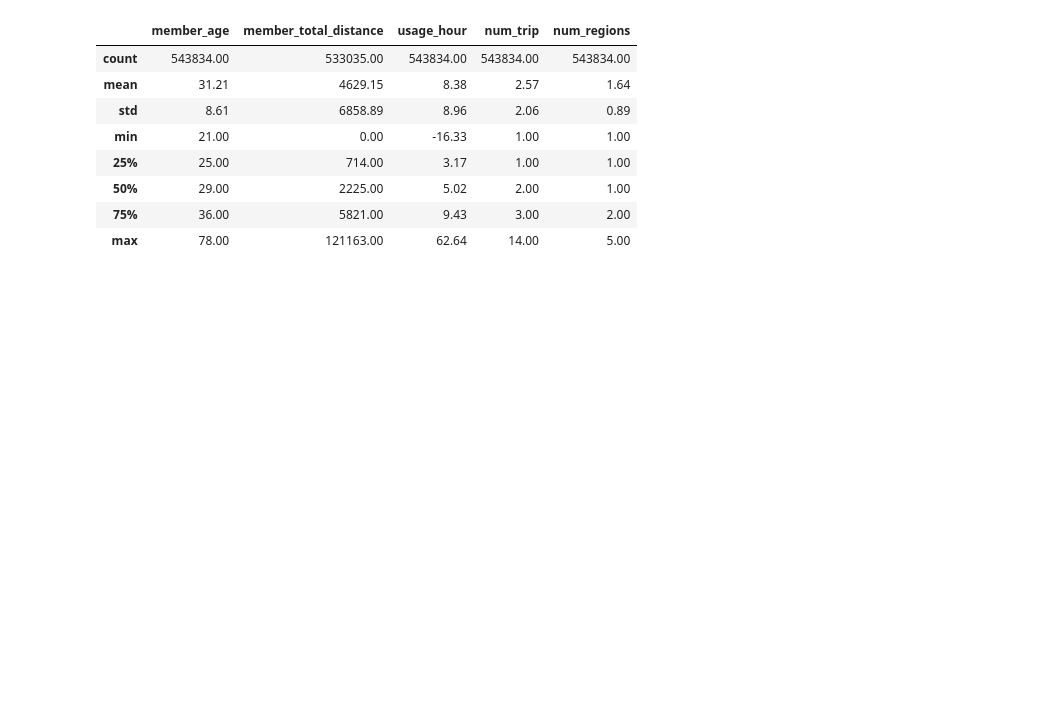
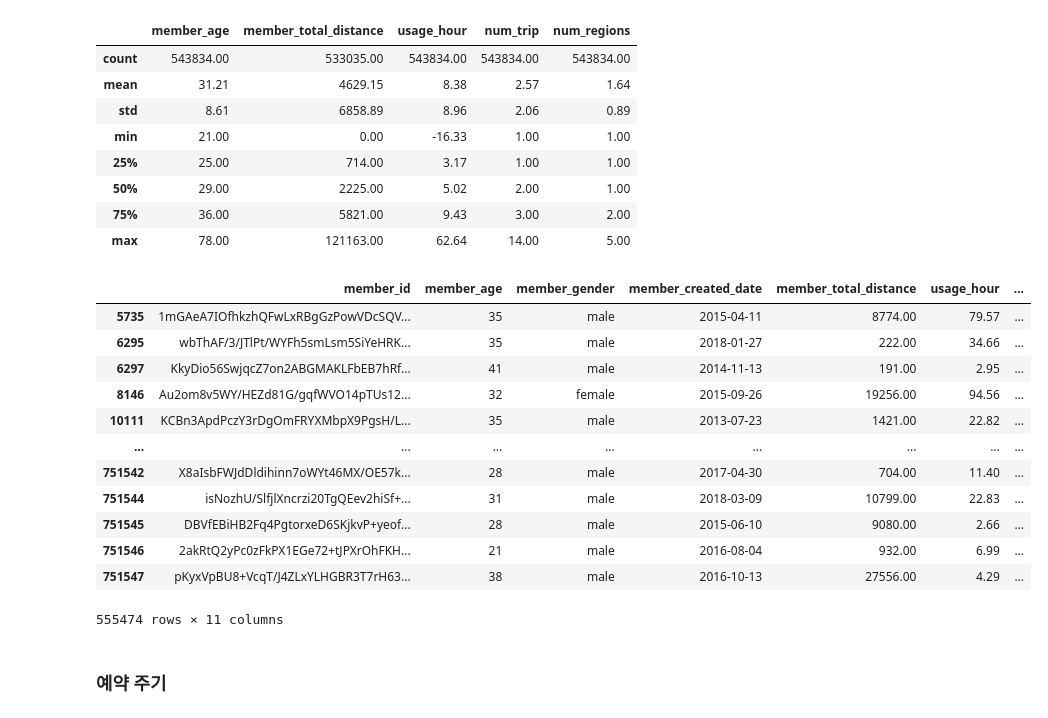
Before and after one commit to easttuna/Sodascar_User-clustering-and-classification-model-based-on-usage-history, a Jupyter notebook: EDA_cmj/EDA_cmj.ipynb, the cells around one changed output. Saved outputs shown, nothing was run; the diff lists cells and outputs as text; code cells hidden in the pictures; blank space fills up the shorter version.

```diff
--- a/EDA_cmj/EDA_cmj.ipynb
+++ b/EDA_cmj/EDA_cmj.ipynb
@@ -244,3 +244,19 @@ trip_df[cond1&cond2&cond3].describe()
 | 50% | 29.00 | 2225.00 | 5.02 | 2.00 | 1.00 |
 | 75% | 36.00 | 5821.00 | 9.43 | 3.00 | 2.00 |
 | max | 78.00 | 121163.00 | 62.64 | 14.00 | 5.00 |
+# %%
+trip_df
+# %% [output]
+|  | member_id | member_age | member_gender | member_created_date | member_total_distance | usage_hour | ... |
+| 5735 | 1mGAeA7IOfhkzhQFwLxRBgGzPowVDcSQV... | 35 | male | 2015-04-11 | 8774.00 | 79.57 | ... |
+| 6295 | wbThAF/3/JTlPt/WYFh5smLsm5SiYeHRK... | 35 | male | 2018-01-27 | 222.00 | 34.66 | ... |
+| 6297 | KkyDio56SwjqcZ7on2ABGMAKLFbEB7hRf... | 41 | male | 2014-11-13 | 191.00 | 2.95 | ... |
+| 8146 | Au2om8v5WY/HEZd81G/gqfWVO14pTUs12... | 32 | female | 2015-09-26 | 19256.00 | 94.56 | ... |
+| 10111 | KCBn3ApdPczY3rDgOmFRYXMbpX9PgsH/L... | 35 | male | 2013-07-23 | 1421.00 | 22.82 | ... |
+| ... | ... | ... | ... | ... | ... | ... | ... |
+| 751542 | X8aIsbFWJdDldihinn7oWYt46MX/OE57k... | 28 | male | 2017-04-30 | 704.00 | 11.40 | ... |
+| 751544 | isNozhU/SlfjlXncrzi20TgQEev2hiSf+... | 31 | male | 2018-03-09 | 10799.00 | 22.83 | ... |
+| 751545 | DBVfEBiHB2Fq4PgtorxeD6SKjkvP+yeof... | 28 | male | 2015-06-10 | 9080.00 | 2.66 | ... |
+| 751546 | 2akRtQ2yPc0zFkPX1EGe72+tJPXrOhFKH... | 21 | male | 2016-08-04 | 932.00 | 6.99 | ... |
+| 751547 | pKyxVpBU8+VcqT/J4ZLxYLHGBR3T7rH63... | 38 | male | 2016-10-13 | 27556.00 | 4.29 | ... |
+555474 rows × 11 columns
@@ -246,0 +268,2 @@ trip_df[cond1&cond2&cond3].describe()
+# %% [markdown]
+### __예약 주기__
```
Also changed, not shown: parts of 4 cells of this notebook.
